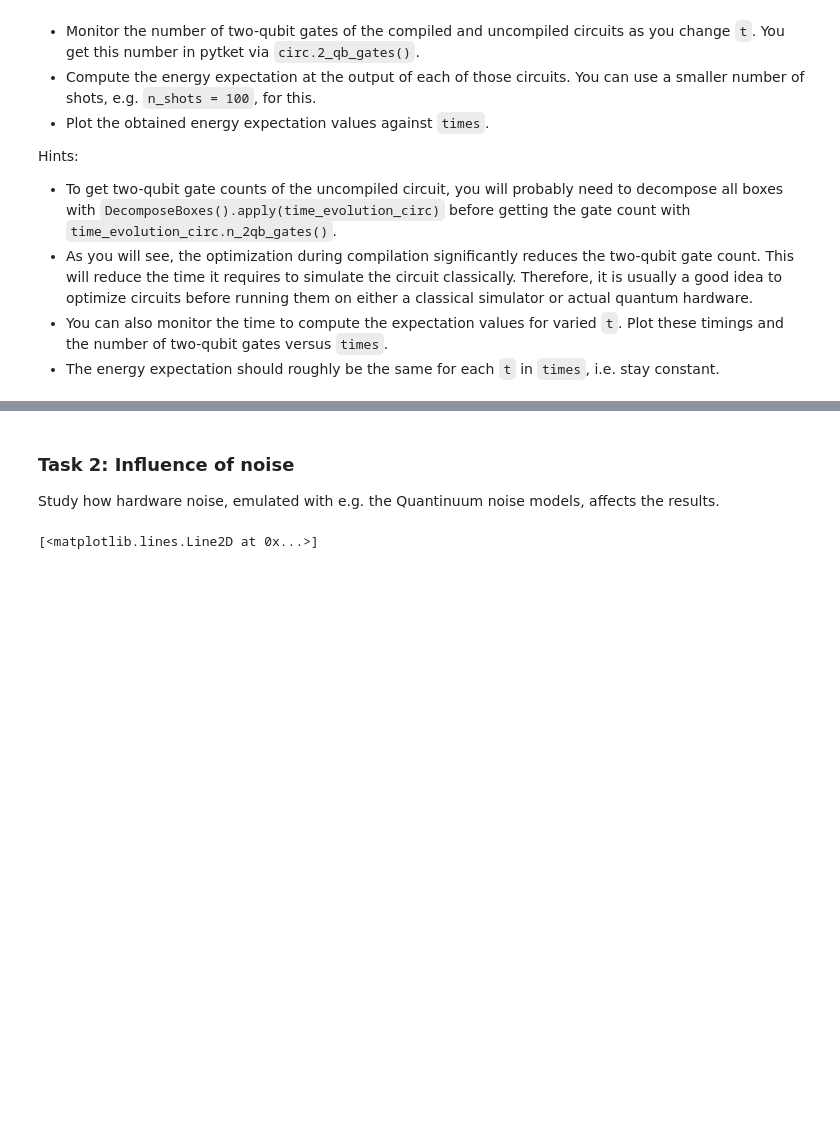
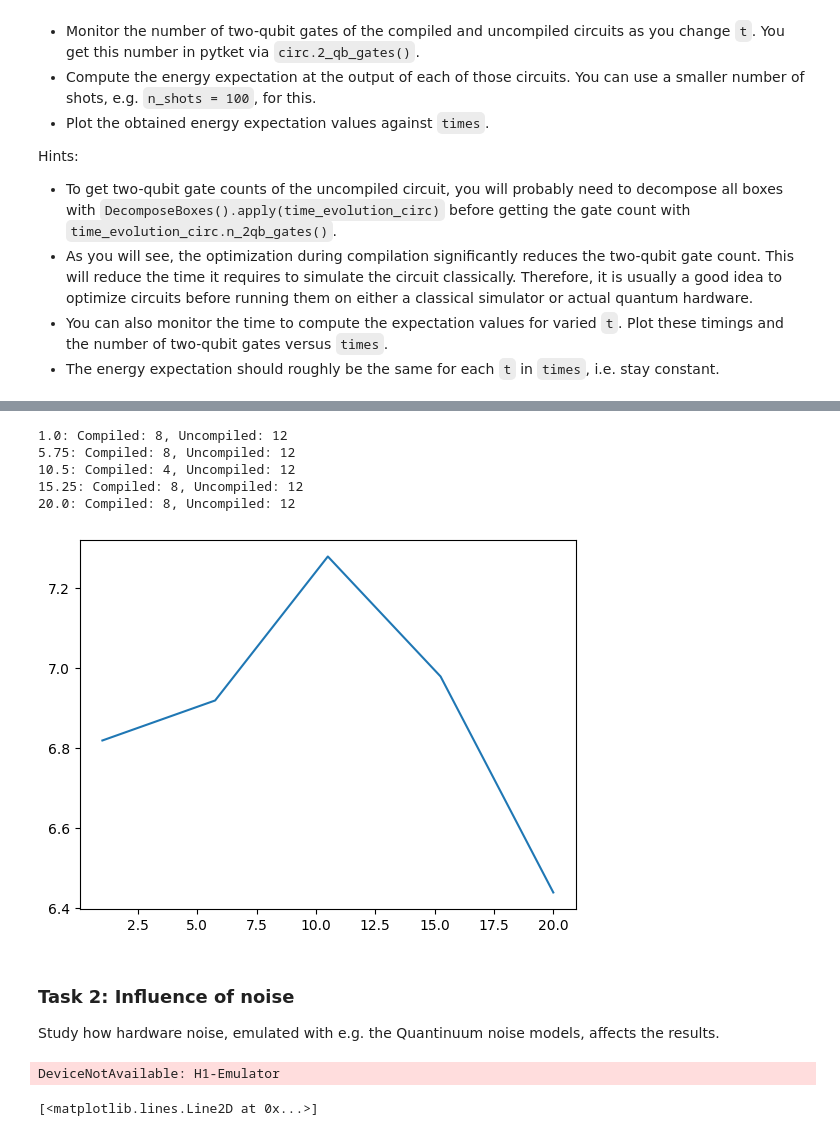
Before and after one commit to Rohan-T144/2025-Quantinuum, a Jupyter notebook: notebooks/hamiltonian_simulation.ipynb, the cells around one changed output, grey strips where cells are left out. Drawn from its saved outputs; the diff is of its cells as text; code cells hidden in the pictures; blank space fills up the shorter version.

```diff
--- a/notebooks/hamiltonian_simulation.ipynb
+++ b/notebooks/hamiltonian_simulation.ipynb
@@ -413,3 +461,12 @@ plt.plot(times, e_exp)
+# %%
+sim_energy_evolution(times, n_shots, trotter_step_size)
+# %% [output]
+1.0: Compiled: 8, Uncompiled: 12
+5.75: Compiled: 8, Uncompiled: 12
+10.5: Compiled: 4, Uncompiled: 12
+15.25: Compiled: 8, Uncompiled: 12
+20.0: Compiled: 8, Uncompiled: 12
+[figure, added]
 # %% [markdown]
 ### Task 2: Influence of noise
 
@@ -420,3 +484,9 @@ h1_backend = QuantinuumBackend('H1-Emulator')
+# %%
+times = np.linspace(1, 20, 20)
+energies = h1_simulator.get_energy_time_evolution(times, xxz_ham, n_shots=10)
+plt.plot(times, energies)
+# %% [output]
+DeviceNotAvailable: H1-Emulator
 # %%
 # circs = []
 e_exp2 = []
```
Also changed, not shown: parts of 19 cells of this notebook.
